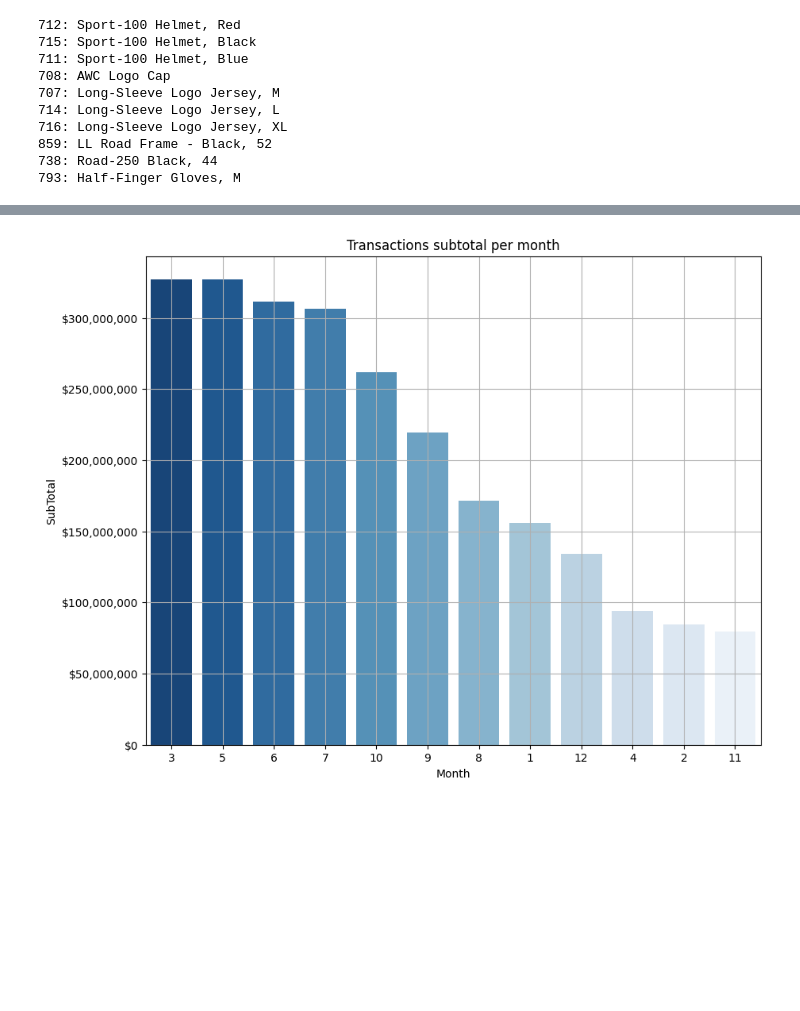
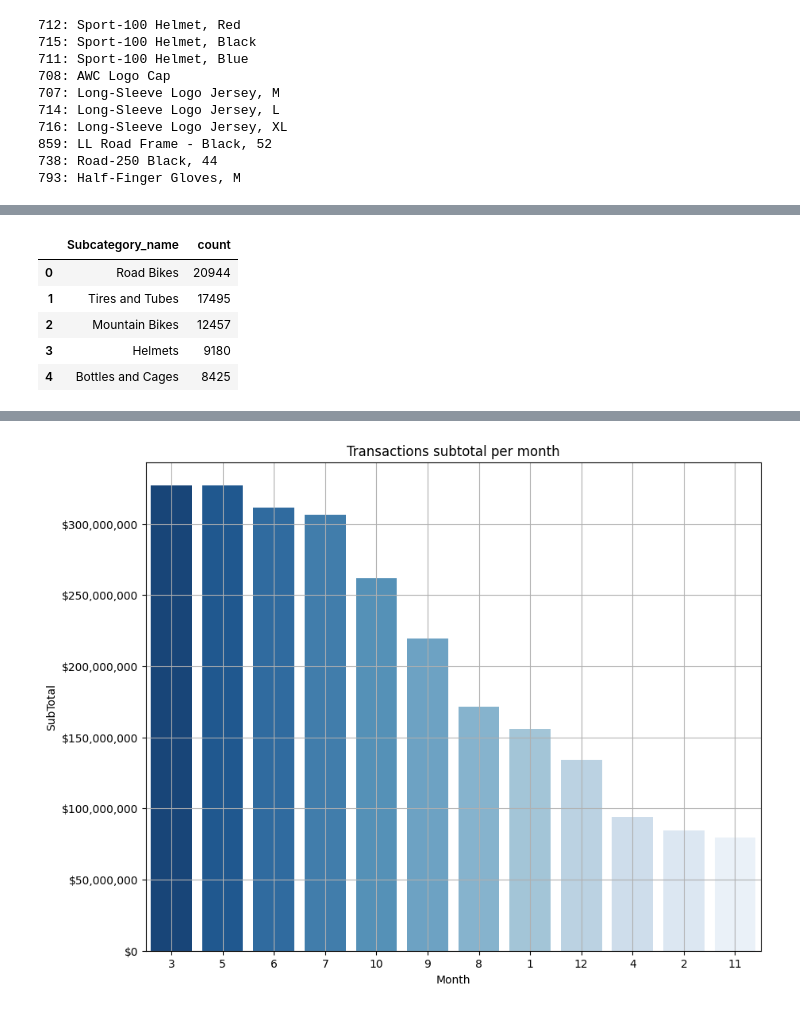
Before and after one commit to AtlasMarbx/AdventureWorks-Data-Migration-and-insight-extraction, a Jupyter notebook: EDA_process.ipynb, the cells around one changed output, grey strips where cells are left out. Cells and saved outputs as stored; diff of their text form; code cells hidden in the pictures; blank space fills up the shorter version.

```diff
--- a/EDA_process.ipynb
+++ b/EDA_process.ipynb
@@ -1332,0 +1337,15 @@ for p, c in zip(top_10_purchased_products, top_products_category.str[0]):
+# %%
+subcategory_subset = summary_table[['ProductSubcategoryID']]
+sub_category_name = pd.merge(subcategory_subset, df_product_subcategory, on='ProductSubcategoryID')
+category_name = pd.merge(sub_category_name, df_product_category, on='ProductCategoryID')
+
+category_name.rename(columns={'Name_x': 'Subcategory_name', 'Name_y': 'Category_name' }, inplace=True)
+
+category_name['Subcategory_name'].value_counts().reset_index().head(5)
+# %% [output]
+|  | Subcategory_name | count |
+| 0 | Road Bikes | 20944 |
+| 1 | Tires and Tubes | 17495 |
+| 2 | Mountain Bikes | 12457 |
+| 3 | Helmets | 9180 |
+| 4 | Bottles and Cages | 8425 |
```
Also changed, not shown: parts of 13 cells of this notebook.
